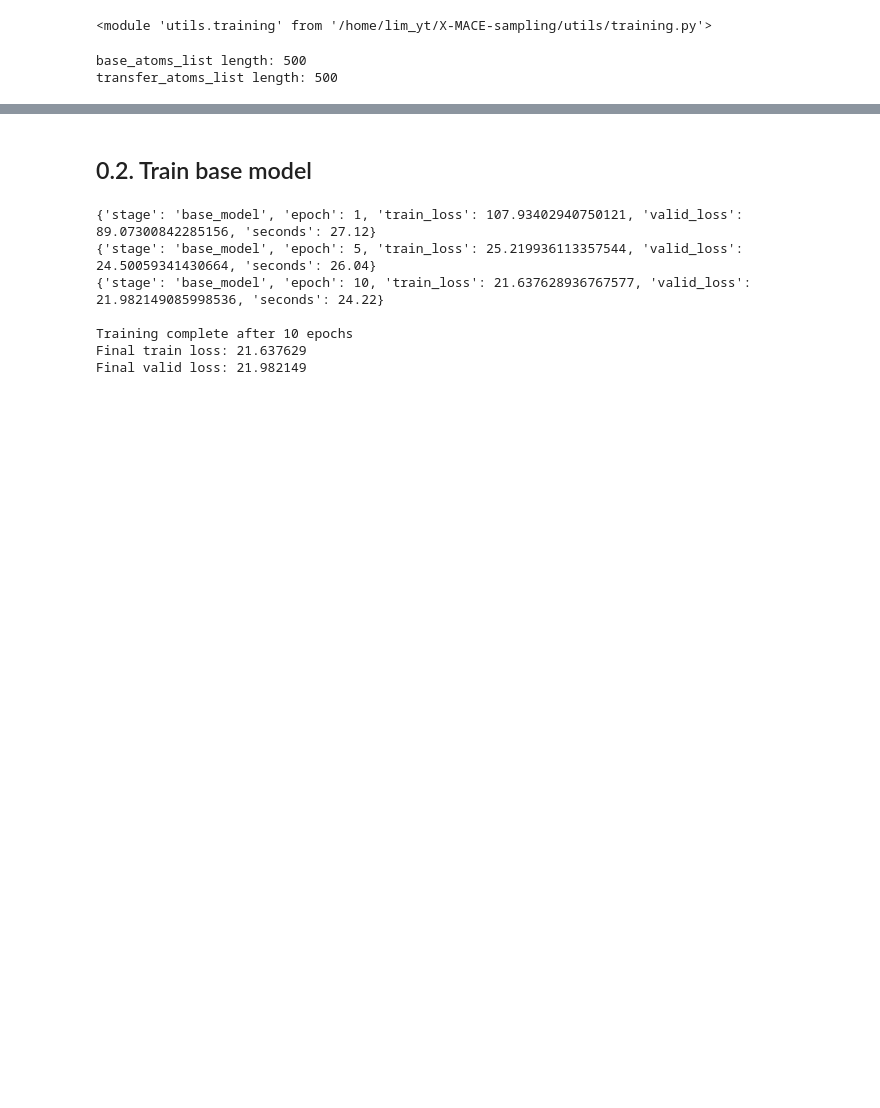
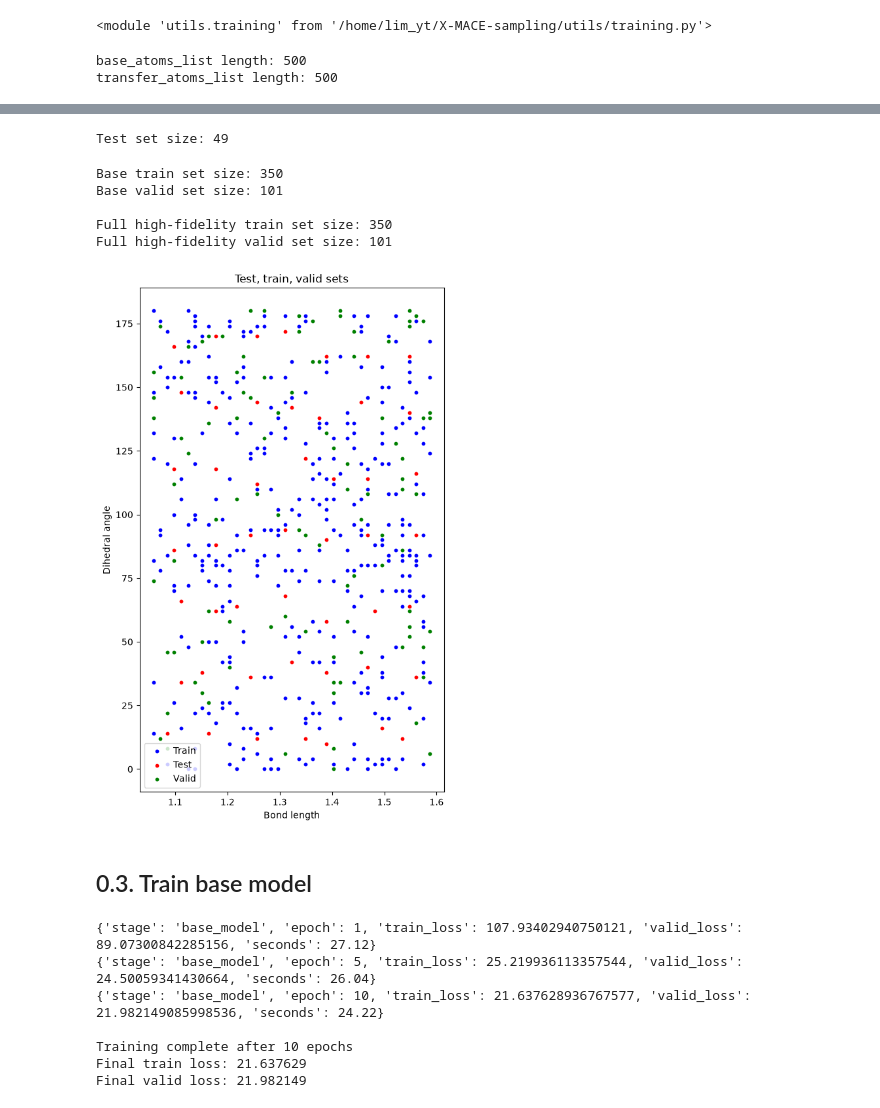
Before and after one commit to yoghurtfork/X-MACE-sampling, a Jupyter notebook: notebooks/repeated_runs.ipynb, the cells around one changed output, grey strips where cells are left out. Cells and saved outputs as stored; diff of their text form; code cells hidden in the pictures; blank space fills up the shorter version.

```diff
--- a/notebooks/repeated_runs.ipynb
+++ b/notebooks/repeated_runs.ipynb
@@ -23,11 +53,11 @@ DATA_DIR = ROOT_PATH / "../data"
 
 # dataset for training the base model, ie foundation/pre-trained model
 BASE_XYZ = DATA_DIR / "A02_propene_grid_static.xyz"
-BASE_N_GEOMETRIES = 500  # number of geometries to use from the base dataset
+BASE_N_GEOMETRIES = '500'  # number of geometries to use from the base dataset
 
 # dataset for transfer learning
 TRANSFER_XYZ = DATA_DIR / "casscf_44_propene_full.xyz"
-TRANSFER_N_GEOMETRIES = 500 # number of geometries to use from the transfer dataset
+TRANSFER_N_GEOMETRIES = '500' # number of geometries to use from the transfer dataset
 
 OUTPUT_DIR = ROOT_PATH / "../outputs"
 
@@ -42,3 +97,71 @@ transfer_atoms_list length: 500
+# %%
+# extract test set
+# the same test set is removed from both base and transfer datasets
+
+TEST_SET_FRACTION = 0.1
+TEST_SET_SIZE = int(np.floor(int(BASE_N_GEOMETRIES) * TEST_SET_FRACTION))
+
+test_set_idx = selectors.get_selector("uniform_grid", desc_matrix, TEST_SET_SIZE)
+base_test_set = [base_atoms_list[i] for i in test_set_idx]
+transfer_test_set = [transfer_atoms_list[i] for i in test_set_idx]
+print("Test set size:", len(base_test_set))
+
+# remaining geometries are for training and validation
+train_valid_set_idx = np.setdiff1d(np.arange(len(transfer_atoms_list)), test_set_idx)
+base_train_valid_set = [base_atoms_list[i] for i in train_valid_set_idx]
+transfer_train_valid_set = [transfer_atoms_list[i] for i in train_valid_set_idx]
+# %% [output]
+Test set size: 49
+# %%
+# split remaining geometries into train and valid sets
+# the same for both base and transfer datasets
+
+SEED = 42 # set as int to get the same split every time
+VALID_SET_FRACTION = 0.2 # as a fraction of the total dataset
+
+train_set_idx, valid_set_idx = train_test_split(
+    train_valid_set_idx, test_size=VALID_SET_FRACTION/(1-TEST_SET_FRACTION), random_state=SEED, shuffle=True
+)
+
+base_train_set = [base_atoms_list[i] for i in train_set_idx]
+print("Base train set size:", len(base_train_set))
+base_valid_set = [base_atoms_list[i] for i in valid_set_idx]
+print("Base valid set size:", len(base_valid_set))
+
+transfer_train_set = [transfer_atoms_list[i] for i in train_set_idx]
+print("\nFull high-fidelity train set size:", len(transfer_train_set))
+transfer_valid_set = [transfer_atoms_list[i] for i in valid_set_idx]
+print("Full high-fidelity valid set size:", len(transfer_valid_set))
+# %% [output]
+Base train set size: 350
+Base valid set size: 101
+
+Full high-fidelity train set size: 350
+Full high-fidelity valid set size: 101
+# %%
+# visualise
+plt.figure(figsize=(6, 10))
+
+plt.scatter([bond_lengths[i] for i in base_train_set_idx],
+            [dihedrals[i] for i in base_train_set_idx],
+            color='blue', marker='o', s=10, label='Train')
+
+plt.scatter([bond_lengths[i] for i in test_set_idx],
+            [dihedrals[i] for i in test_set_idx],
+            color='red', marker='o', s=10, label='Test')
+
+plt.scatter([bond_lengths[i] for i in base_valid_set_idx],
+            [dihedrals[i] for i in base_valid_set_idx],
+            color='green', marker='o', s=10, label='Valid')
+
+plt.title("Test, train, valid sets")
+plt.xlabel("Bond length")
+plt.ylabel("Dihedral angle")
+plt.legend()
+
+plt.show()
+# %% [output]
+[figure, added]
 # %% [markdown]
-## 0.2. Train base model
+## 0.3. Train base model
 # %%
```
Also changed, not shown: parts of 9 cells of this notebook, 1 other file.
